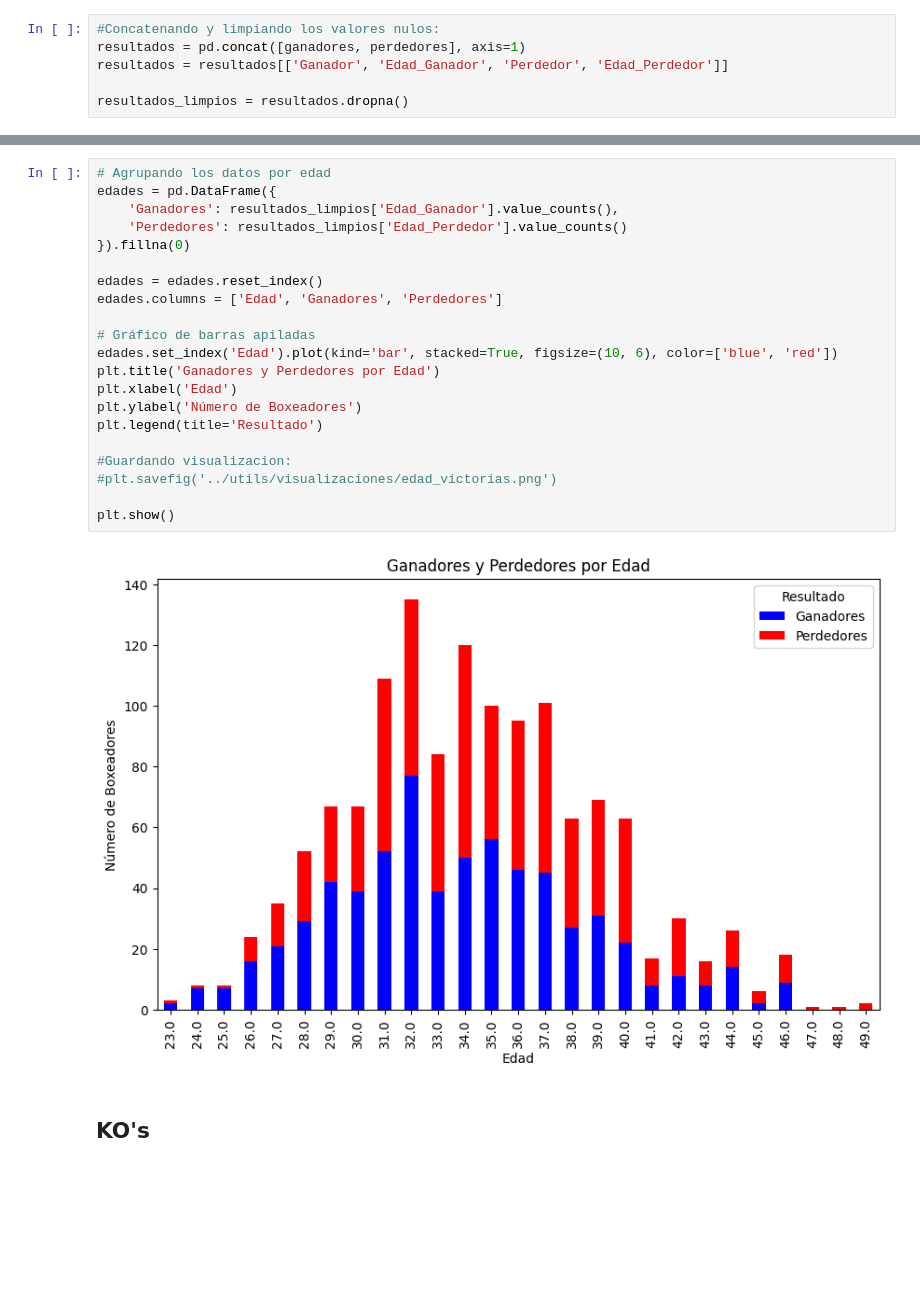
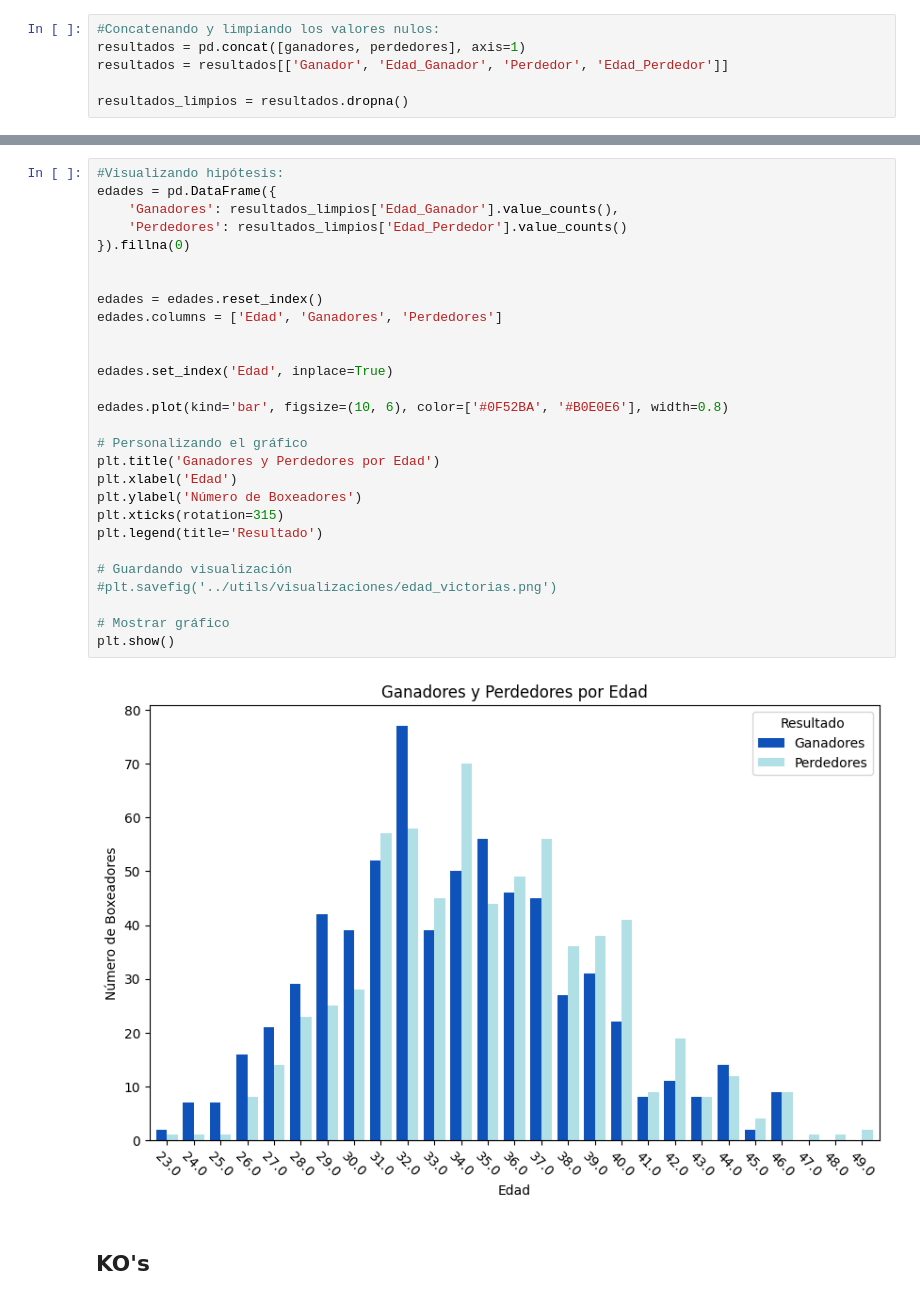
Before and after one commit to JavierRodriguezFontiveros/UFC_EDA, a Jupyter notebook: SRC/notebook/UFC_Notebook.ipynb, the cells around one changed output, grey strips where cells are left out. Saved outputs shown, nothing was run; the diff lists cells and outputs as text; blank space fills up the shorter version.

```diff
--- a/SRC/notebook/UFC_Notebook.ipynb
+++ b/SRC/notebook/UFC_Notebook.ipynb
@@ -538,28 +581,35 @@ print(f'Mediana de la edad de los perdedores: {edad_perdedores:.2f}')
 Mediana de la edad de los ganadores: 33.00
 Mediana de la edad de los perdedores: 34.00
 # %%
-# Agrupando los datos por edad
+#Visualizando hipótesis:
 edades = pd.DataFrame({
     'Ganadores': resultados_limpios['Edad_Ganador'].value_counts(),
     'Perdedores': resultados_limpios['Edad_Perdedor'].value_counts()
 }).fillna(0)
 
+
 edades = edades.reset_index()
 edades.columns = ['Edad', 'Ganadores', 'Perdedores']
 
-# Gráfico de barras apiladas
-edades.set_index('Edad').plot(kind='bar', stacked=True, figsize=(10, 6), color=['blue', 'red'])
+
+edades.set_index('Edad', inplace=True)
+
+edades.plot(kind='bar', figsize=(10, 6), color=['#0F52BA', '#B0E0E6'], width=0.8)
+
+# Personalizando el gráfico
 plt.title('Ganadores y Perdedores por Edad')
 plt.xlabel('Edad')
 plt.ylabel('Número de Boxeadores')
+plt.xticks(rotation=315)
 plt.legend(title='Resultado')
 
-#Guardando visualizacion:
+# Guardando visualización
 #plt.savefig('../utils/visualizaciones/edad_victorias.png')
 
+# Mostrar gráfico
 plt.show()
 # %% [output]
-[figure, old version]
+[figure, new version]
 # %% [markdown]
 ## KO's
 # %%
```
Also changed, not shown: parts of 22 cells of this notebook, 7 other files.
